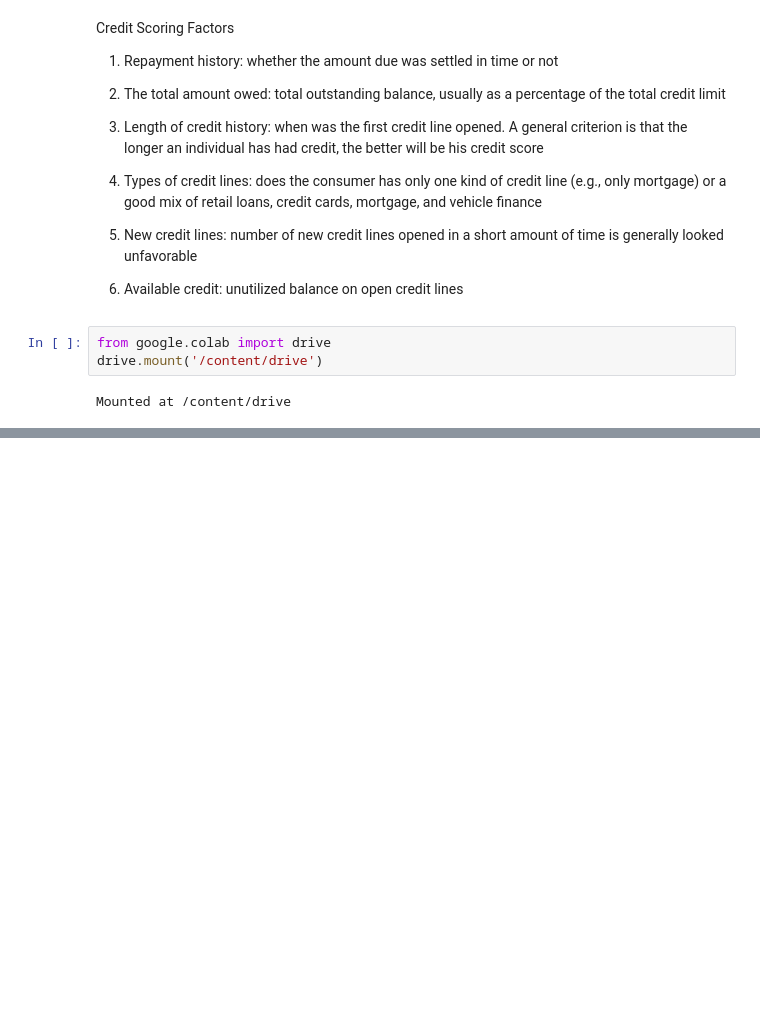
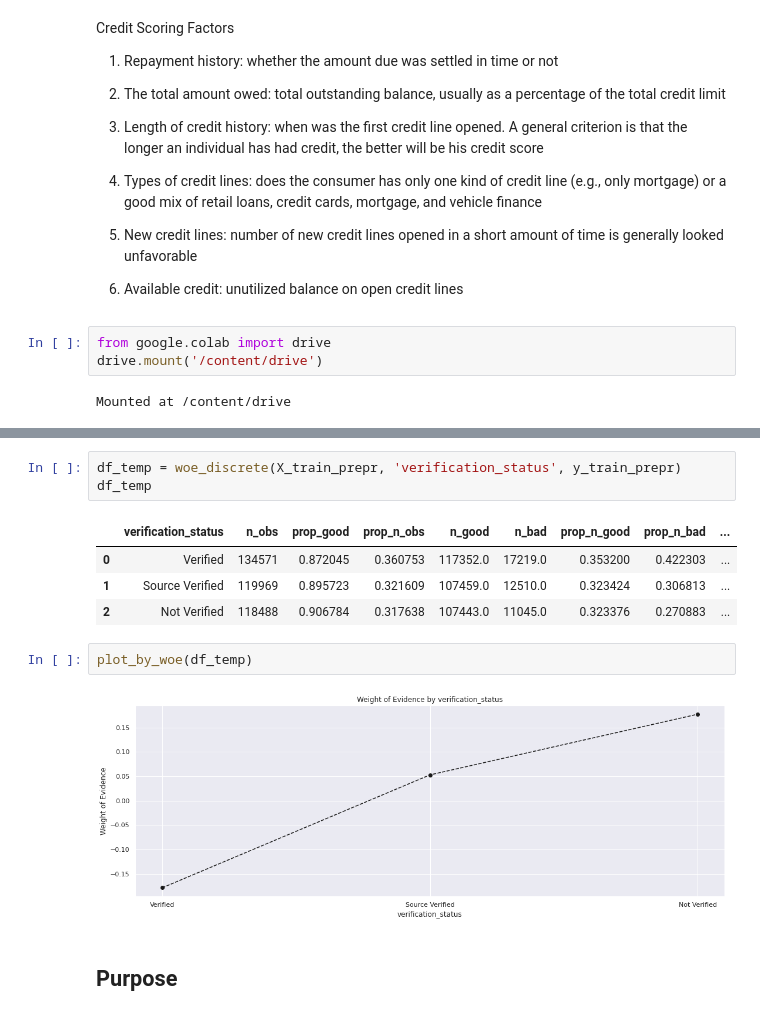
Before and after one commit to abirbhy/MF, a Jupyter notebook: MF.ipynb, the cells around one changed output, grey strips where cells are left out. Drawn from its saved outputs; the diff is of its cells as text; blank space fills up the shorter version.

```diff
--- a/MF.ipynb
+++ b/MF.ipynb
@@ -35,0 +498,14 @@ Mounted at /content/drive
+# %%
+df_temp = woe_discrete(X_train_prepr, 'verification_status', y_train_prepr)
+df_temp
+# %% [output]
+|  | verification_status | n_obs | prop_good | prop_n_obs | n_good | n_bad | prop_n_good | prop_n_bad | ... |
+| 0 | Verified | 134571 | 0.872045 | 0.360753 | 117352.0 | 17219.0 | 0.353200 | 0.422303 | ... |
+| 1 | Source Verified | 119969 | 0.895723 | 0.321609 | 107459.0 | 12510.0 | 0.323424 | 0.306813 | ... |
+| 2 | Not Verified | 118488 | 0.906784 | 0.317638 | 107443.0 | 11045.0 | 0.323376 | 0.270883 | ... |
+# %%
+plot_by_woe(df_temp)
+# %% [output]
+[figure, added]
+# %% [markdown]
+## Purpose
```
Also changed, not shown: parts of 167 cells of this notebook.
